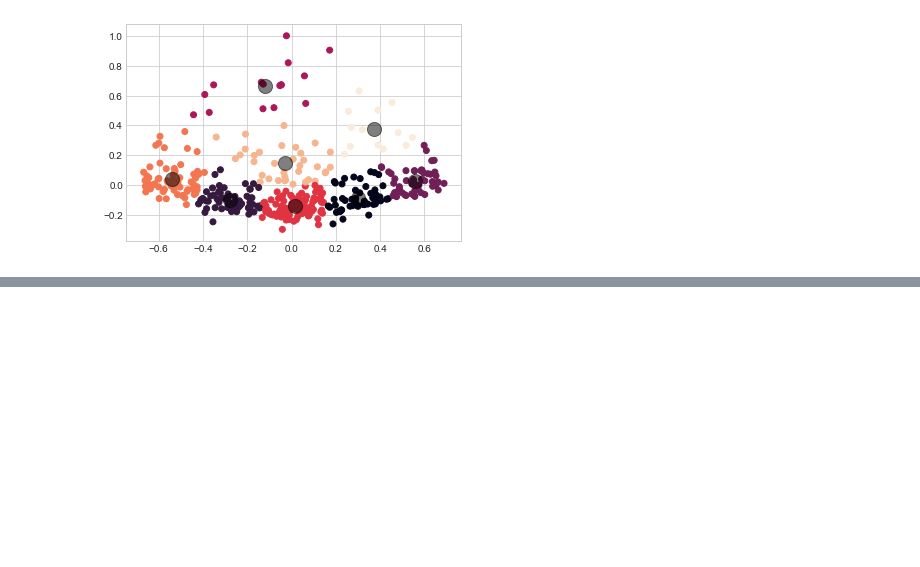
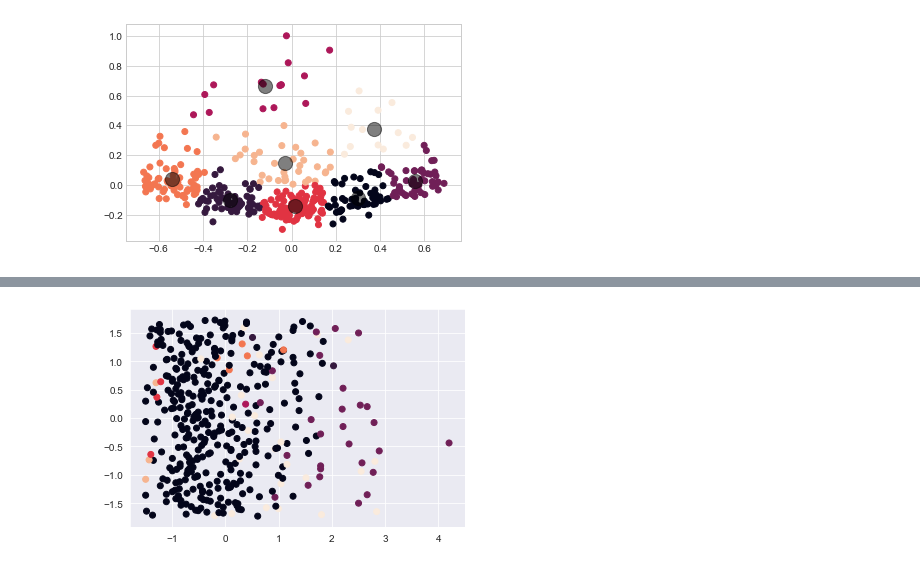
Before and after one commit to lamkg/Fantasy-Basketball-Draft-Project, a Jupyter notebook: Fantasy Basketball Projections 2019.ipynb, the cells around one changed output, grey strips where cells are left out. Saved outputs shown, nothing was run; the diff lists cells and outputs as text; code cells hidden in the pictures; blank space fills up the shorter version.

```diff
--- a/Fantasy Basketball Projections 2019.ipynb
+++ b/Fantasy Basketball Projections 2019.ipynb
@@ -389,0 +410,22 @@ Results aren't looking too bad but let's see what the data really means. It seem
+# %%
+from sklearn import preprocessing
+# Standardize X
+X_stand = preprocessing.scale(X)
+# %%
+from sklearn.cluster import SpectralClustering
+
+# We know we're looking for three clusters.
+n_clusters=8
+
+# Declare and fit the model.
+sc = SpectralClustering(n_clusters=n_clusters)
+sc.fit(X_stand)
+
+#Predicted clusters.
+predict=sc.fit_predict(X_stand)
+
+#Graph results.
+plt.scatter(X_stand[:, 0], X_stand[:, 10], c=predict)
+plt.show()
+# %% [output]
+[figure, added]
```
Also changed, not shown: parts of 11 cells of this notebook.
